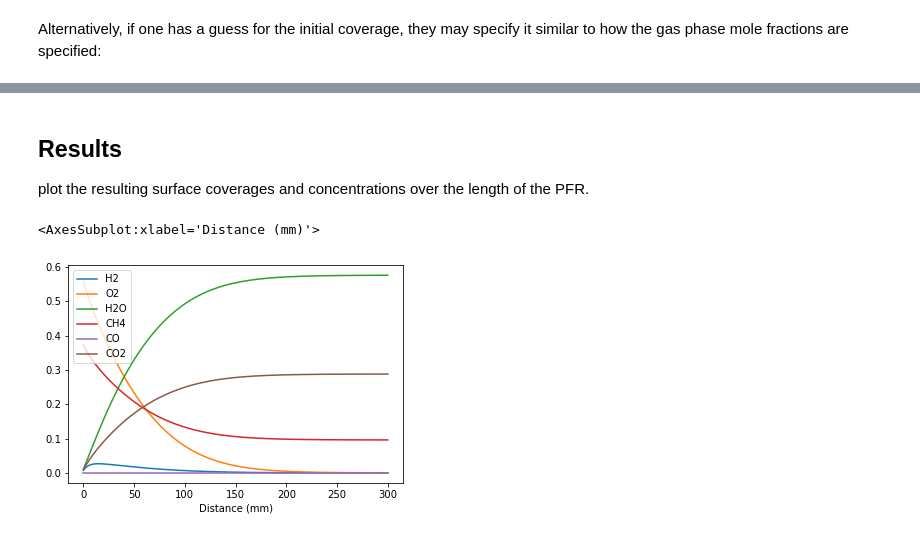
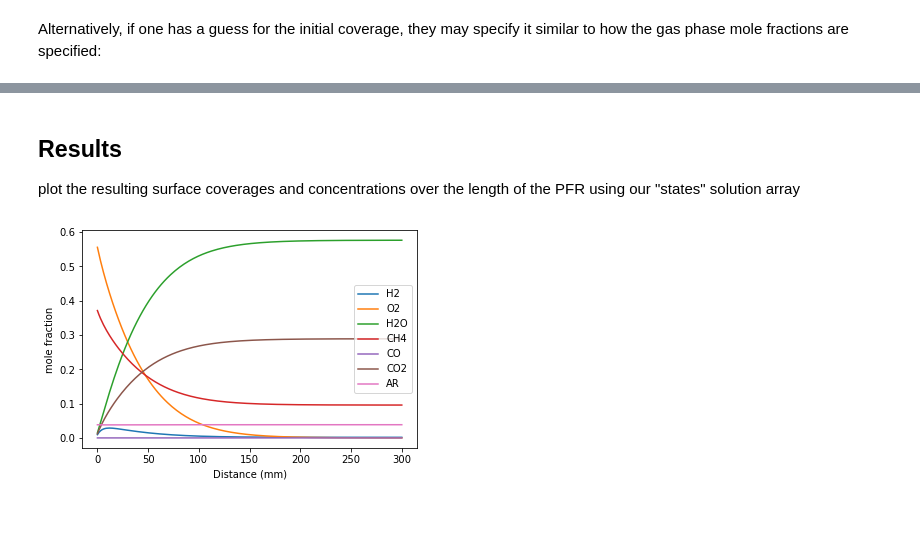
Before and after one commit to Cantera/workshop-materials, a Jupyter notebook: ncm-2021/afternoon_sessions/packed_bed_reactor.ipynb, the cells around one changed output, grey strips where cells are left out. Drawn from its saved outputs; the diff is of its cells as text; code cells hidden in the pictures.

Commit message:
cleaned up notebook, added SolutionArray

```diff
--- a/ncm-2021/afternoon_sessions/packed_bed_reactor.ipynb
+++ b/ncm-2021/afternoon_sessions/packed_bed_reactor.ipynb
@@ -16,20 +32,15 @@ specify the inputs for the packed bed reactor
 - solver specifications (number of CSTRs we will use to approximate a PFR, time step size)
 # %%
 # Inputs
-temp = 600.0           # Temperature in (K)
+temp = 700.0           # Temperature in (K)
 length = 0.3           # Catalyst bed length (m)
-area = 1.0e3           # Catalyst bed area (m^2)
+area = 1.0e3           # Catalyst bed total area (m^2)
 cat_area_per_vol = 10  # Catalyst particle surface area per unit volume (m^2/m^3)
 velocity = 0.4         # gas velocity (m/s)
 porosity = 0.3         # Catalyst bed porosity (unitless)
 
 # The PFR will be simulated by a chain of 'NReactors' stirred reactors.
 NReactors = 201
-dt = 1.0
-
-# catalyst area in one reactor
-cat_area = cat_area_per_vol * rvol
-mass_flow_rate = velocity * gas.density * area
 # %% [markdown]
 ### Create Cantera phases and set initial conditions
 
@@ -195,0 +203,26 @@ Results saved to 'surf_pfr_output.csv'
+# %%
+# print columns so we can follow along
+print('    distance       X_CH4        X_H2        X_CO')
+
+# create a
+states = ct.SolutionArray(gas, extra=['distance'])
+
+# run each differential reactor volume element sequentially
+for n in range(NReactors):
+
+    # Set the state of the reservoir to match that of the previous reactor.
+    gas.TDY = r.thermo.TDY
+    upstream.syncState()
+    sim.reinitialize()
+
+    # run the CSTR to equilibrium, since we are getting
+    # our steady state concentrations in the PFR
+    sim.advance_to_steady_state()
+    dist = n * rlen * 1.0e3  # distance in mm
+
+    # generate our solution array using the states object
+    states.append(r.thermo.state, distance=dist)
+
+    if n % 10 == 0:
+        print('  {0:10f}  {1:10f}  {2:10f}  {3:10f}'.format(
+            dist, *gas['CH4', 'H2', 'CO'].X))
@@ -196,3 +247,3 @@ Results saved to 'surf_pfr_output.csv'
 # %% [markdown]
 ## Results
-plot the resulting surface coverages and concentrations over the length of the PFR.
+plot the resulting surface coverages and concentrations over the length of the PFR using our "states" solution array
@@ -202,6 +250,11 @@ df = pd.read_csv('surf_pfr_output.csv')
-# %%
-# plot the distance down the reactor vs the mole fractions
-df.plot("Distance (mm)", ['H2','O2', 'H2O', 'CH4', 'CO', 'CO2',])
-# %% [output]
-<AxesSubplot:xlabel='Distance (mm)'>
-[figure, removed]
+# %%
+for i in range(gas.n_species):
+    spec = gas.species_names[i]
+    plt.plot(states.distance, states.X[:,i],label = spec)
+    plt.legend()
+
+plt.xlabel("Distance (mm)")
+plt.ylabel("mole fraction")
+plt.show()
+# %% [output]
+[figure, added]
```
Also changed, not shown: parts of 17 cells of this notebook, 2 other files.
